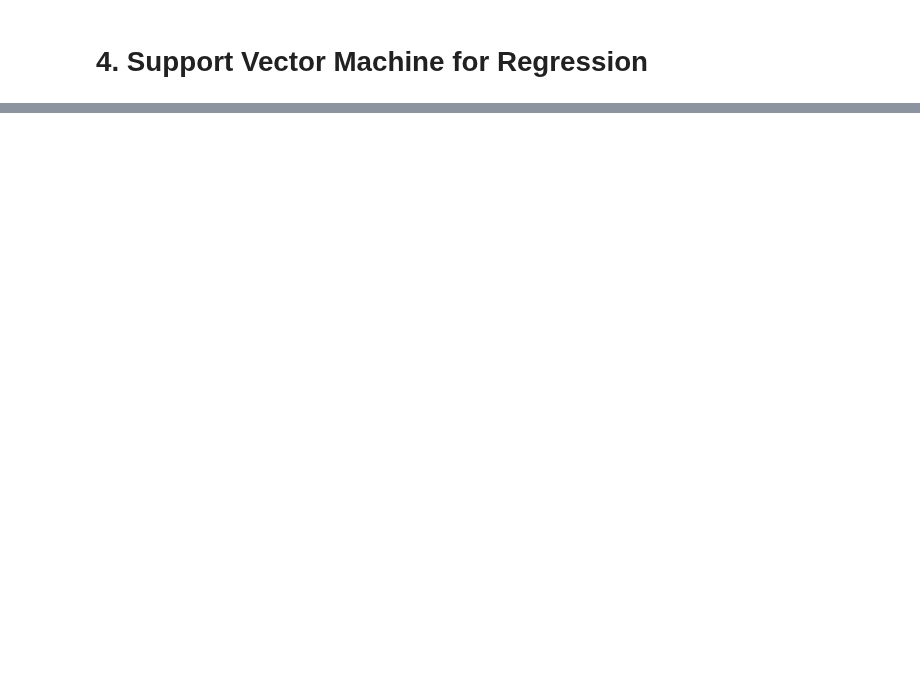
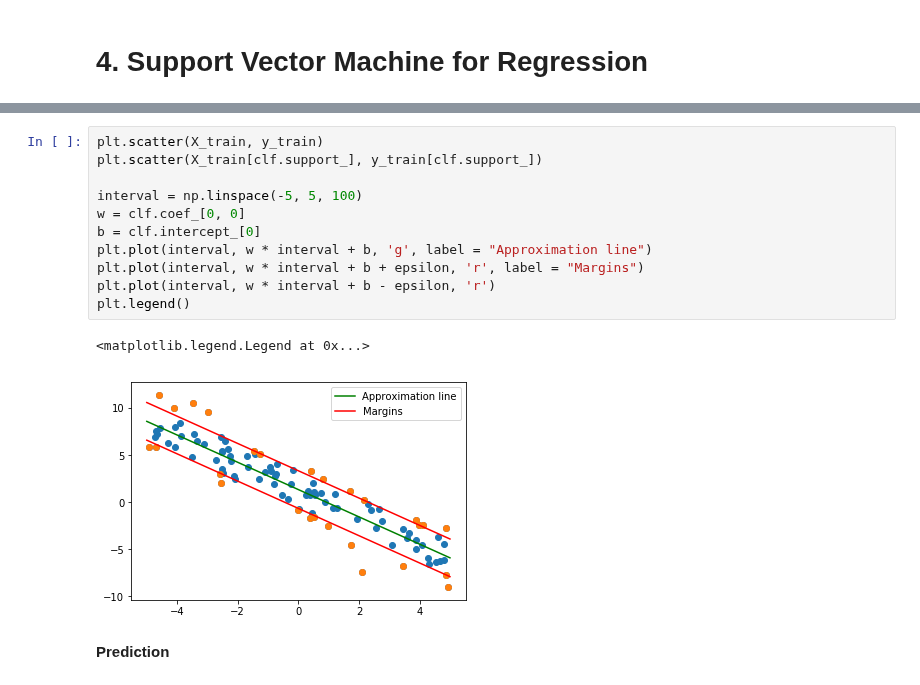
Before and after one commit to riduan91/DSC101, a Jupyter notebook: Lesson9/Amphi/SVMAndKernel.ipynb, the cells around one changed output, grey strips where cells are left out. Cells and saved outputs as stored; diff of their text form; blank space fills up the shorter version.

```diff
--- a/Lesson9/Amphi/SVMAndKernel.ipynb
+++ b/Lesson9/Amphi/SVMAndKernel.ipynb
@@ -590,0 +821,16 @@ plt.plot(my_range, -w[0,0]/w[0,1]*my_range - (b - 1)/w[0,1], 'skyblue')
+# %%
+plt.scatter(X_train, y_train)
+plt.scatter(X_train[clf.support_], y_train[clf.support_])
+
+interval = np.linspace(-5, 5, 100)
+w = clf.coef_[0, 0]
+b = clf.intercept_[0]
+plt.plot(interval, w * interval + b, 'g', label = "Approximation line")
+plt.plot(interval, w * interval + b + epsilon, 'r', label = "Margins")
+plt.plot(interval, w * interval + b - epsilon, 'r')
+plt.legend()
+# %% [output]
+<matplotlib.legend.Legend at 0x...>
+[figure, added]
+# %% [markdown]
+**Prediction**
```
Also changed, not shown: parts of 44 cells of this notebook, 6 other files.
